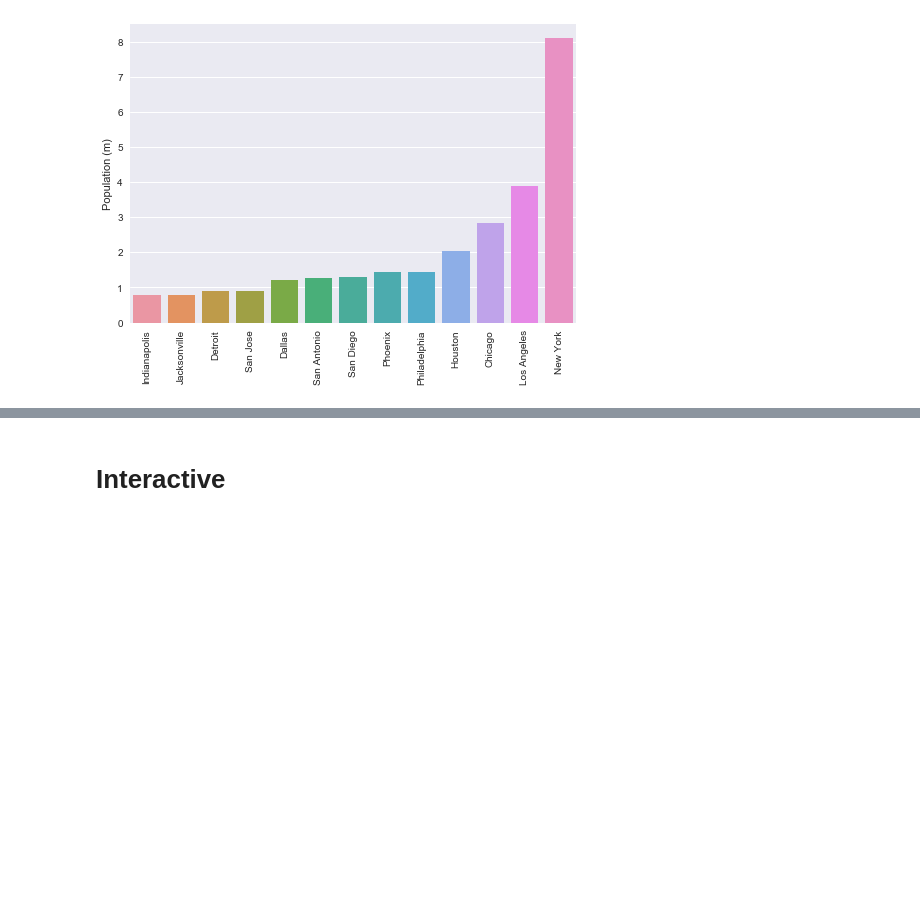
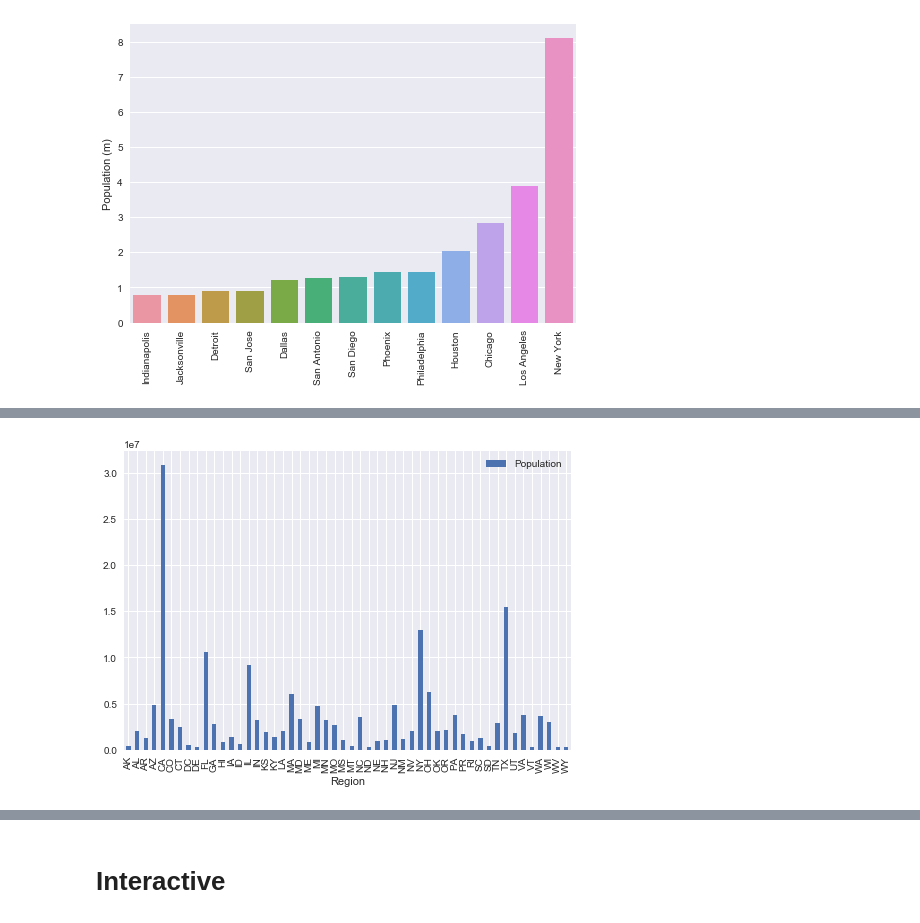
Before and after one commit to dovinmu/python-viz-notebooks, a Jupyter notebook: bar_chart.ipynb, the cells around one changed output, grey strips where cells are left out. Saved outputs shown, nothing was run; the diff lists cells and outputs as text; code cells hidden in the pictures; blank space fills up the shorter version.

Commit message:
Adding in a section on stacked bar charts

```diff
--- a/bar_chart.ipynb
+++ b/bar_chart.ipynb
@@ -73,0 +102,3 @@ plt.show()
+# %%
+states_pop = df[["Population", "Region"]].groupby(by=["Region"]).sum()
+states_pop[:5]
@@ -73,0 +113,5 @@ plt.show()
+# %%
+states_pop.plot.bar()
+plt.show()
+# %% [output]
+[figure, added]
```
Also changed, not shown: parts of 10 cells of this notebook.
